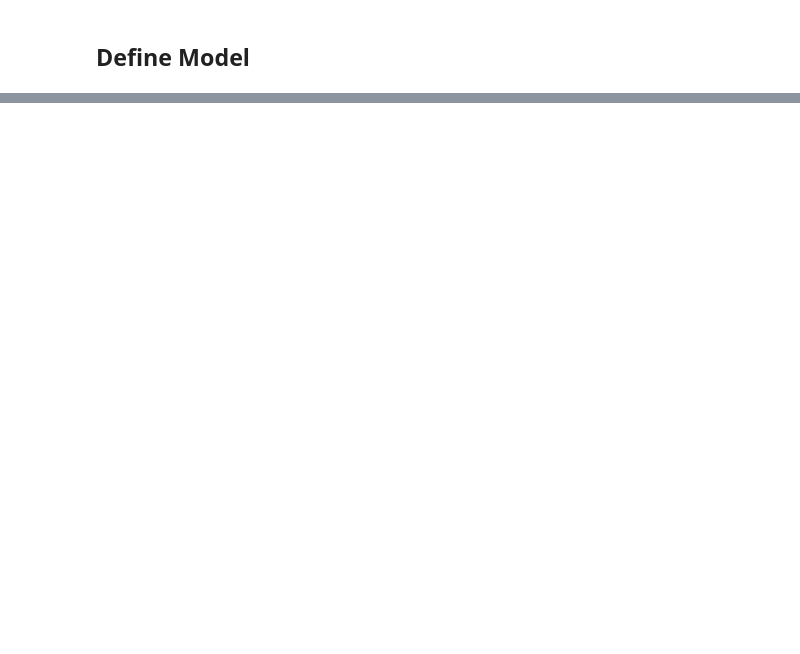
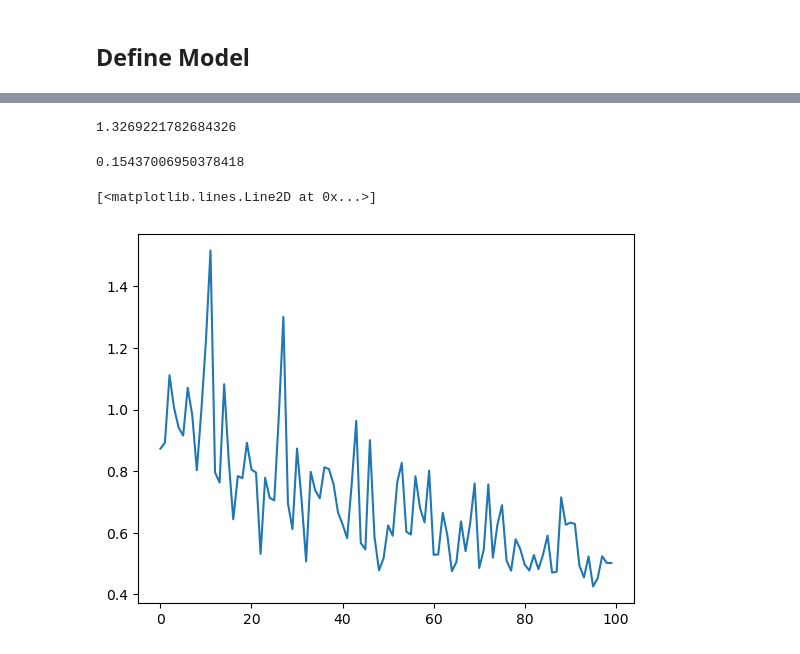
Before and after one commit to SammyAgrawal/modelPipeliningLEAP, a Jupyter notebook: Training.ipynb, the cells around one changed output, grey strips where cells are left out. Saved outputs shown, nothing was run; the diff lists cells and outputs as text; code cells hidden in the pictures; blank space fills up the shorter version.

```diff
--- a/Training.ipynb
+++ b/Training.ipynb
@@ -484,15 +274,0 @@ class VariationalEncoderDecoder(torch.nn.Module):
-# %%
-class FakeDataset(Dataset):
-    def __init__(self, insize, outsize):
-        self.insize = insize
-        self.outsize = outsize
-        self.device = model_params['device']
-
-    def __len__(self):
-        return( 100 )
-
-    def __getitem__(self, idx):
-        return(torch.ones(self.insize, device=self.device), torch.ones(self.outsize, device=self.device))
-fake_dataset = FakeDataset(124, 122)
-fake_dataloader = DataLoader(fake_dataset, batch_size=train_params['batch_size'], shuffle=True)
-x, y = fake_dataset[0]
@@ -532,5 +355,0 @@ model = VariationalEncoderDecoder(model_params['beta'], model_params['data_dims'
-# %%
-x, y = next(iter(fake_dataloader))
-Omu, Osigma = model(x, y)
-print(Omu.shape)
-print(Osigma.shape)
@@ -552,0 +361,23 @@ torch.Size([32, 246])
+# %%
+%%time
+E2 = VariationalEncoder(model_params['data_dims'], model_params['input_layers'],
+       model_params['latent_dims'], len(model_params['input_layers']), dropout=model_params['dropout']).to(device)
+
+optim = torch.optim.SGD(E2.parameters(), lr=train_params['lr'], weight_decay=train_params['weight_decay'])
+
+num_iters = 100
+kls = []
+batch_times = []
+optim_times = []
+start = time.time()
+for i in range(num_iters):
+    x, y = toy_dataset[i]
+    batch_time = time.time()
+    batch_times.append(batch_time - start)
+    z = E2(x)
+    kls.append(E2.kl.item())
+    E2.kl.backward()
+    optim.step()
+    optim.zero_grad()
+    optim_times.append(time.time() - batch_time)
+    start = time.time()
@@ -552,0 +387,13 @@ torch.Size([32, 246])
+# %%
+sum(batch_times)
+# %% [output]
+1.3269221782684326
+# %%
+sum(optim_times)
+# %% [output]
+0.15437006950378418
+# %%
+plt.plot(kls) # more spontaneous, but expected since SGD?
+# %% [output]
+[<matplotlib.lines.Line2D at 0x...>]
+[figure, added]
```
Also changed, not shown: parts of 106 cells of this notebook, 4 other files.
